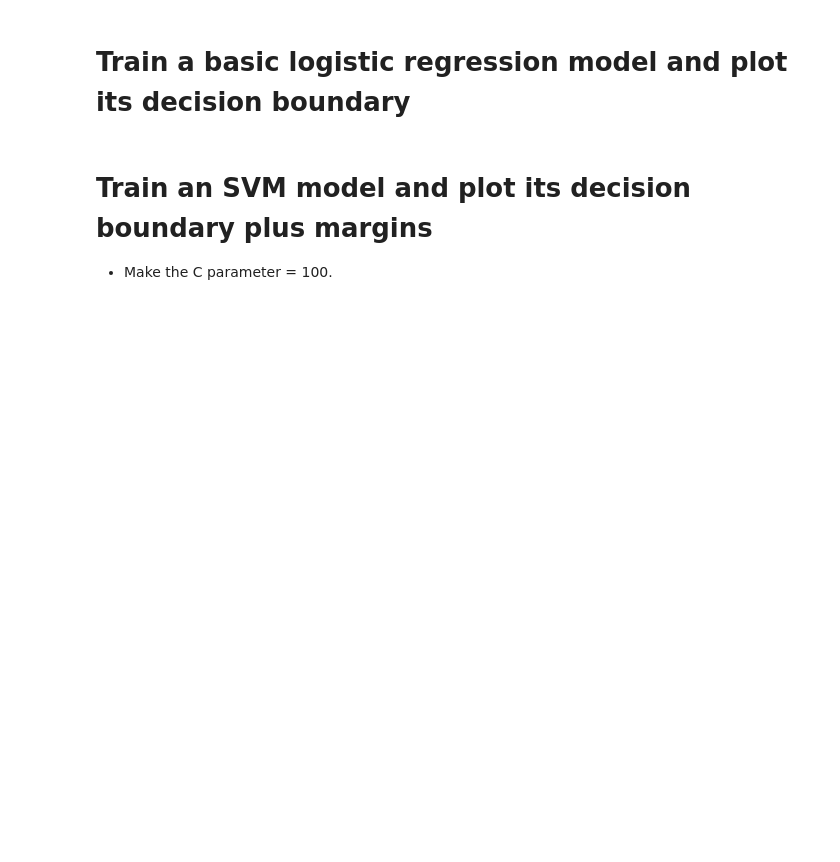
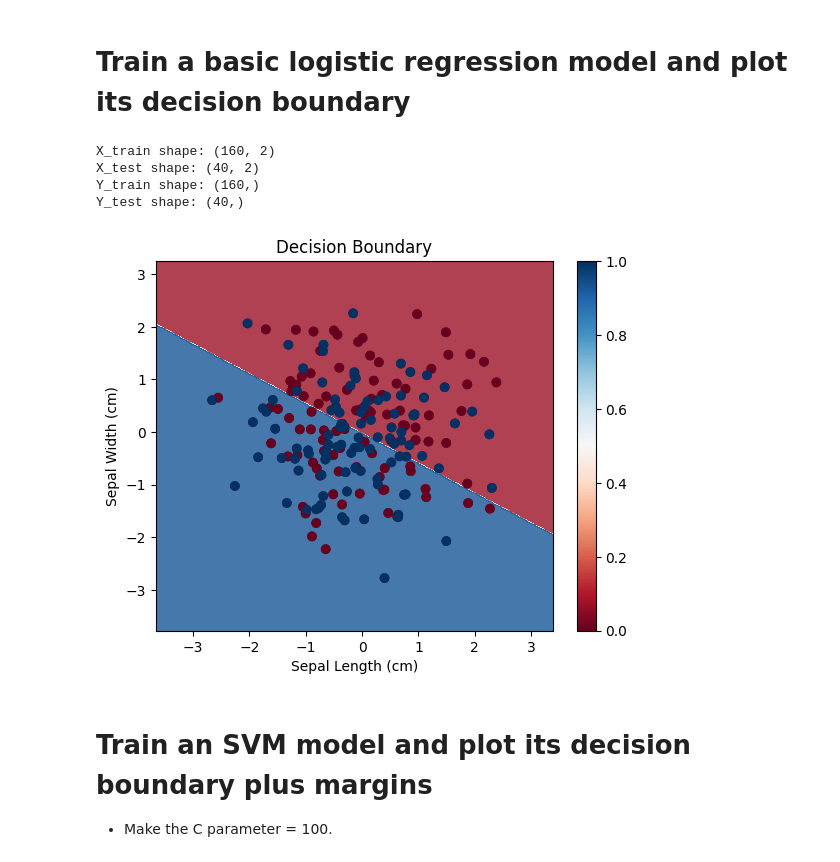
Before and after one commit to Tuwaiq-Data-Science-Bootcamp-V5/SVM_Lab1, a Jupyter notebook: SVMs-Iris.ipynb, the cells around one changed output. Cells and saved outputs as stored; diff of their text form; code cells hidden in the pictures; blank space fills up the shorter version.

```diff
--- a/SVMs-Iris.ipynb
+++ b/SVMs-Iris.ipynb
@@ -50,5 +155,28 @@ Libraries used in this project:
 # %% [markdown]
 # Train a basic logistic regression model and plot its decision boundary
+# %%
+X_train, X_test, Y_train, Y_test = train_test_split(X, y, test_size=0.2, random_state=42)
+print("X_train shape:", X_train.shape)
+print("X_test shape:", X_test.shape)
+print("Y_train shape:", Y_train.shape)
+print("Y_test shape:", Y_test.shape)
+
+plt.contourf(xx, yy, Z, cmap=plt.cm.RdBu, alpha=0.8)
+plt.scatter(X[:, 0], X[:, 1], c=y, cmap=plt.cm.RdBu, edgecolors='k')
+plt.xlabel('Sepal Length (cm)')
+plt.ylabel('Sepal Width (cm)')
+plt.title('Decision Boundary')
+plt.colorbar()
+
+plt.scatter(X[:, 0], X[:, 1], c=y, cmap=plt.cm.RdBu)
+
+plt.show()
+# %% [output]
+X_train shape: (160, 2)
+X_test shape: (40, 2)
+Y_train shape: (160,)
+Y_test shape: (40,)
+[figure, added]
 # %% [markdown]
 # Train an SVM model and plot its decision boundary plus margins
 
```
Also changed, not shown: parts of 12 cells of this notebook.
